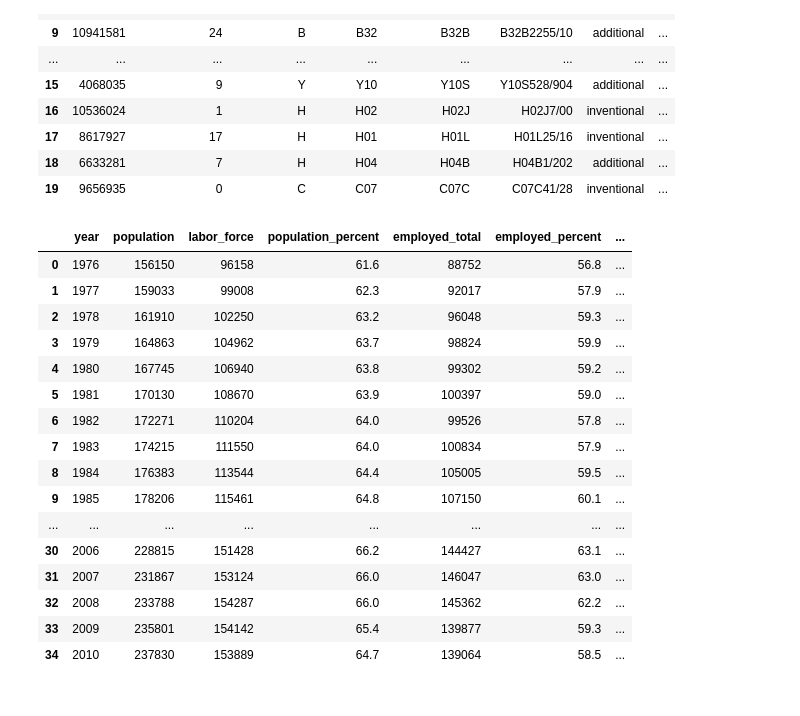
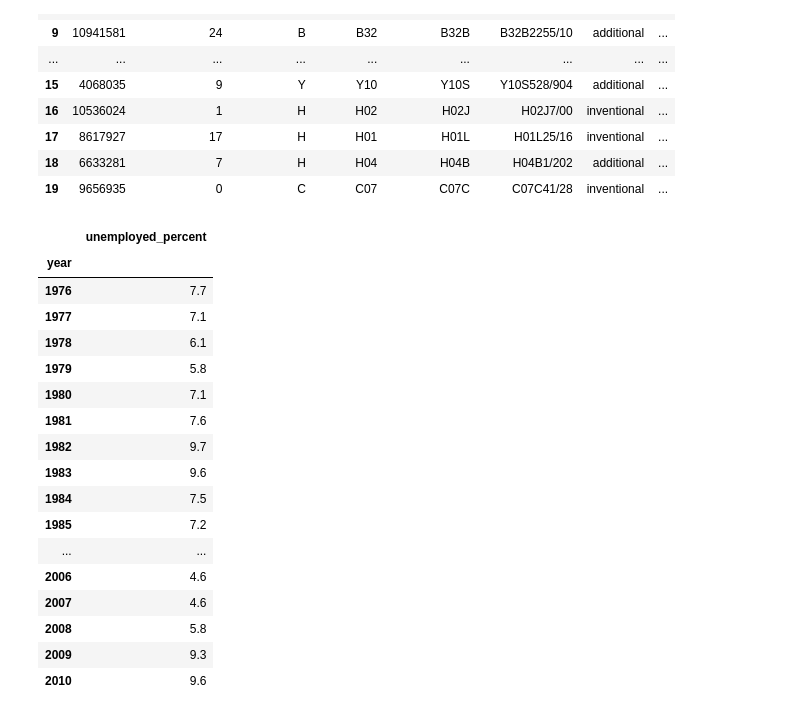
Before and after one commit to emoral435/JupyterPatents, a Jupyter notebook: UnemploymentandPatents.ipynb, the cells around one changed output. Saved outputs shown, nothing was run; the diff lists cells and outputs as text; code cells hidden in the pictures.

```diff
--- a/UnemploymentandPatents.ipynb
+++ b/UnemploymentandPatents.ipynb
@@ -67,24 +67,28 @@ df_cpc.head(20)
 | 18 | 6633281 | 7 | H | H04 | H04B | H04B1/202 | additional | ... |
 | 19 | 9656935 | 0 | C | C07 | C07C | C07C41/28 | inventional | ... |
 # %%
-df_unemployment = pd.read_csv("USEmployment.csv", skiprows=range(1,37))
+df_unemployment = pd.read_csv("aat1.csv", skiprows=range(1,37))
+df_unemployment.set_index('year', inplace=True)
+df_unemployment.drop(inplace=True,columns=df_unemployment.columns[:8])
+df_unemployment.drop(inplace=True,columns=df_unemployment.columns[1:])
 df_unemployment
 # %% [output]
-|  | year | population | labor_force | population_percent | employed_total | employed_percent | ... |
-| 0 | 1976 | 156150 | 96158 | 61.6 | 88752 | 56.8 | ... |
-| 1 | 1977 | 159033 | 99008 | 62.3 | 92017 | 57.9 | ... |
-| 2 | 1978 | 161910 | 102250 | 63.2 | 96048 | 59.3 | ... |
-| 3 | 1979 | 164863 | 104962 | 63.7 | 98824 | 59.9 | ... |
-| 4 | 1980 | 167745 | 106940 | 63.8 | 99302 | 59.2 | ... |
-| 5 | 1981 | 170130 | 108670 | 63.9 | 100397 | 59.0 | ... |
-| 6 | 1982 | 172271 | 110204 | 64.0 | 99526 | 57.8 | ... |
-| 7 | 1983 | 174215 | 111550 | 64.0 | 100834 | 57.9 | ... |
-| 8 | 1984 | 176383 | 113544 | 64.4 | 105005 | 59.5 | ... |
-| 9 | 1985 | 178206 | 115461 | 64.8 | 107150 | 60.1 | ... |
-| ... | ... | ... | ... | ... | ... | ... | ... |
-| 30 | 2006 | 228815 | 151428 | 66.2 | 144427 | 63.1 | ... |
-| 31 | 2007 | 231867 | 153124 | 66.0 | 146047 | 63.0 | ... |
-| 32 | 2008 | 233788 | 154287 | 66.0 | 145362 | 62.2 | ... |
-| 33 | 2009 | 235801 | 154142 | 65.4 | 139877 | 59.3 | ... |
-| 34 | 2010 | 237830 | 153889 | 64.7 | 139064 | 58.5 | ... |
+|  | unemployed_percent |
+| year |  |
+| 1976 | 7.7 |
+| 1977 | 7.1 |
+| 1978 | 6.1 |
+| 1979 | 5.8 |
+| 1980 | 7.1 |
+| 1981 | 7.6 |
+| 1982 | 9.7 |
+| 1983 | 9.6 |
+| 1984 | 7.5 |
+| 1985 | 7.2 |
+| ... | ... |
+| 2006 | 4.6 |
+| 2007 | 4.6 |
+| 2008 | 5.8 |
+| 2009 | 9.3 |
+| 2010 | 9.6 |
 # %%
```
Also changed, not shown: parts of 3 cells of this notebook, 1 other file.
